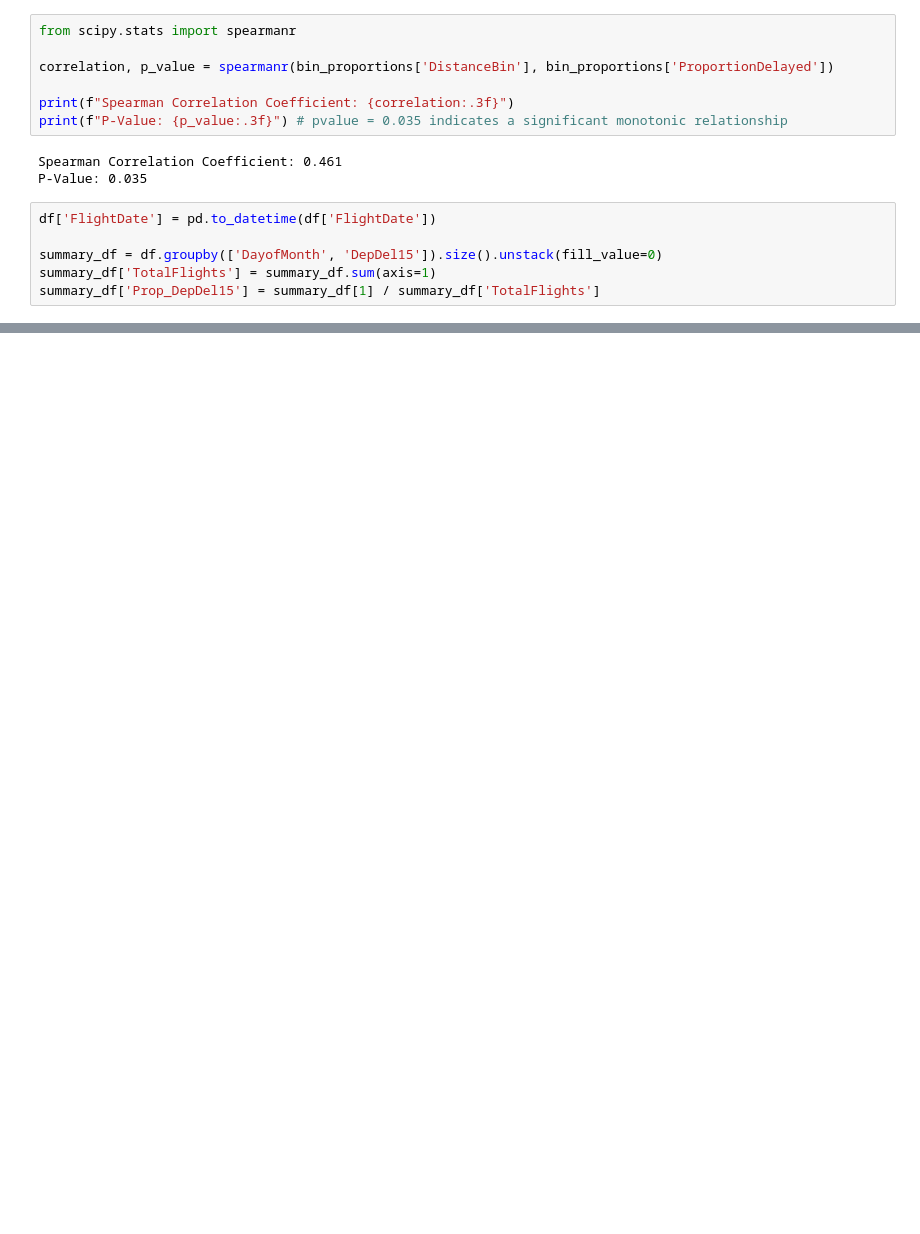
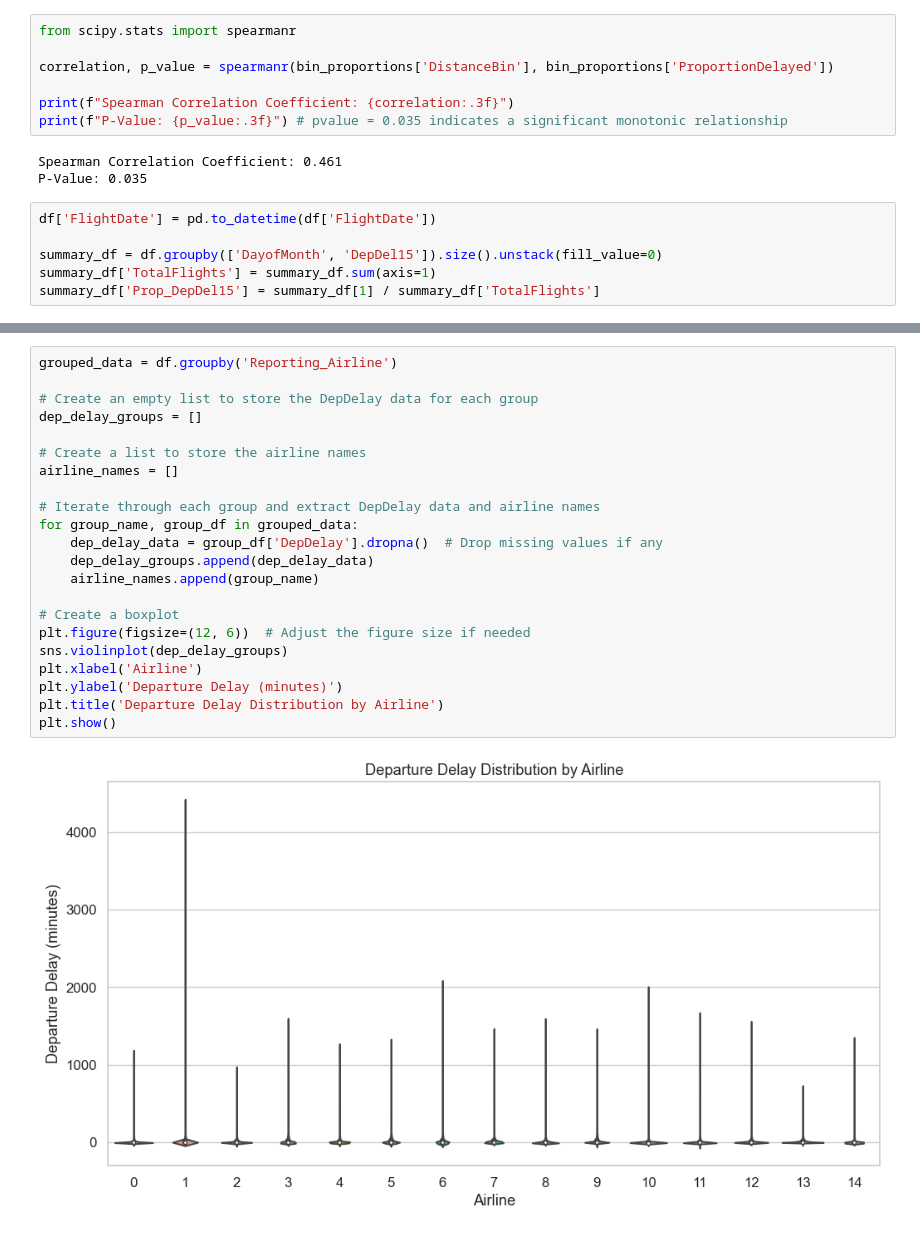
Before and after one commit to martinpimentel/flight-delay-predictions, a Jupyter notebook: EDA.ipynb, the cells around one changed output, grey strips where cells are left out. Cells and saved outputs as stored; diff of their text form; blank space fills up the shorter version.

```diff
--- a/EDA.ipynb
+++ b/EDA.ipynb
@@ -421,0 +443,24 @@ Length: 120, dtype: datetime64[ns]
+# %%
+grouped_data = df.groupby('Reporting_Airline')
+
+# Create an empty list to store the DepDelay data for each group
+dep_delay_groups = []
+
+# Create a list to store the airline names
+airline_names = []
+
+# Iterate through each group and extract DepDelay data and airline names
+for group_name, group_df in grouped_data:
+    dep_delay_data = group_df['DepDelay'].dropna()  # Drop missing values if any
+    dep_delay_groups.append(dep_delay_data)
+    airline_names.append(group_name)
+
+# Create a boxplot
+plt.figure(figsize=(12, 6))  # Adjust the figure size if needed
+sns.violinplot(dep_delay_groups)
+plt.xlabel('Airline')
+plt.ylabel('Departure Delay (minutes)')
+plt.title('Departure Delay Distribution by Airline')
+plt.show()
+# %% [output]
+[figure, added]
```
Also changed, not shown: parts of 9 cells of this notebook.
